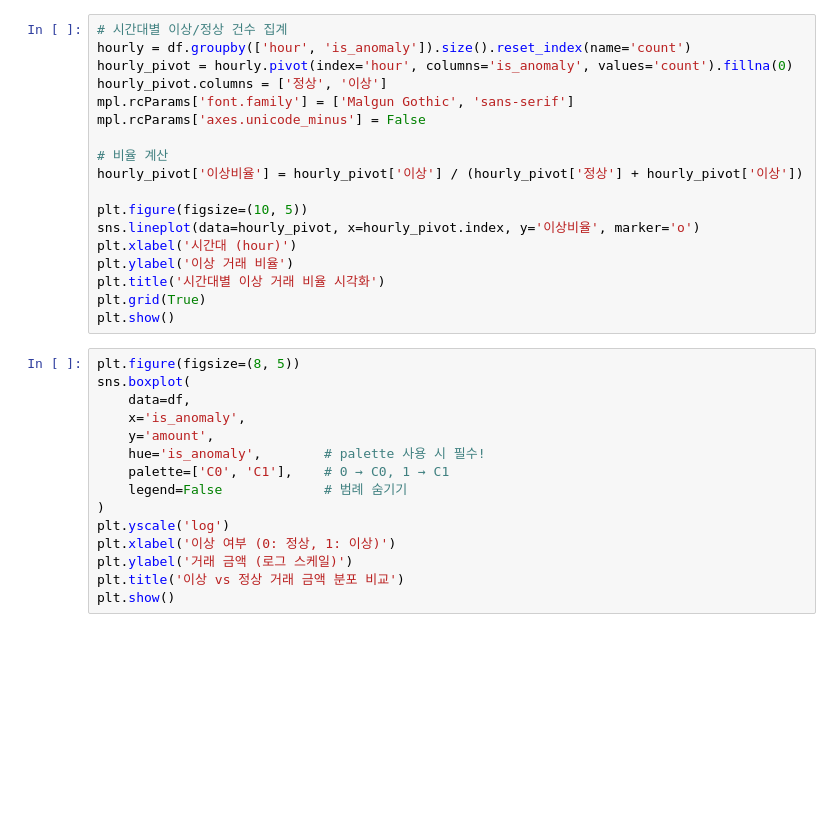
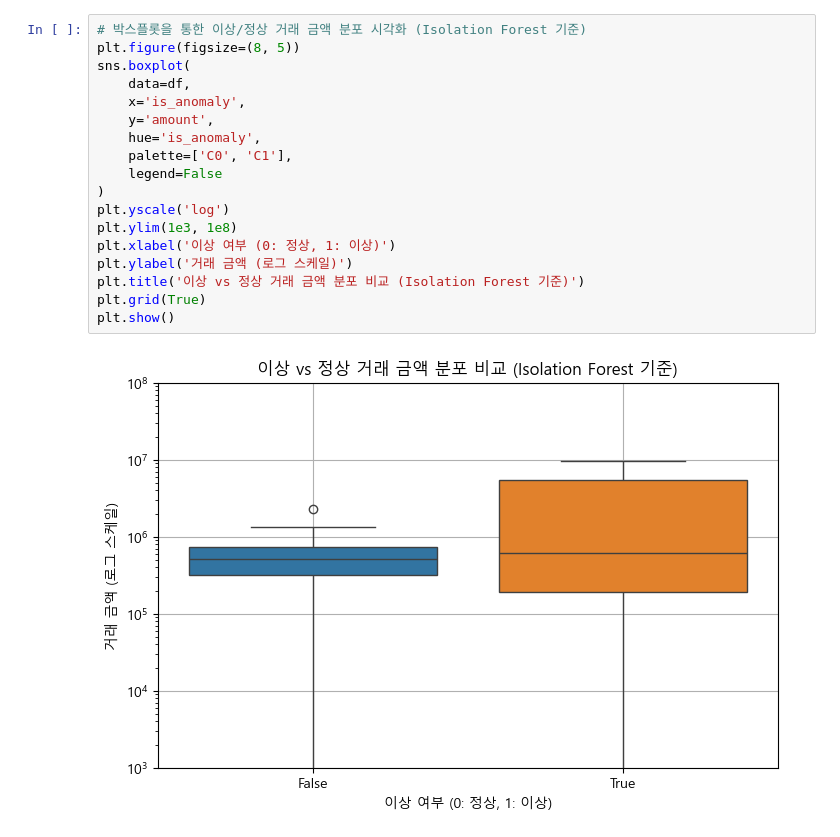
Before and after one commit to HyunSu1313/FraudDetction, a Jupyter notebook: notebooks/fraud_detection_final.ipynb, the cells around one changed output. Drawn from its saved outputs; the diff is of its cells as text; blank space fills up the shorter version.

```diff
--- a/notebooks/fraud_detection_final.ipynb
+++ b/notebooks/fraud_detection_final.ipynb
@@ -154,33 +210,20 @@ plt.show()
 # %%
-# 시간대별 이상/정상 건수 집계
-hourly = df.groupby(['hour', 'is_anomaly']).size().reset_index(name='count')
-hourly_pivot = hourly.pivot(index='hour', columns='is_anomaly', values='count').fillna(0)
-hourly_pivot.columns = ['정상', '이상']
-mpl.rcParams['font.family'] = ['Malgun Gothic', 'sans-serif']
-mpl.rcParams['axes.unicode_minus'] = False
-
-# 비율 계산
-hourly_pivot['이상비율'] = hourly_pivot['이상'] / (hourly_pivot['정상'] + hourly_pivot['이상'])
-
-plt.figure(figsize=(10, 5))
-sns.lineplot(data=hourly_pivot, x=hourly_pivot.index, y='이상비율', marker='o')
-plt.xlabel('시간대 (hour)')
-plt.ylabel('이상 거래 비율')
-plt.title('시간대별 이상 거래 비율 시각화')
+# 박스플롯을 통한 이상/정상 거래 금액 분포 시각화 (Isolation Forest 기준)
+plt.figure(figsize=(8, 5))
+sns.boxplot(
+    data=df,
+    x='is_anomaly',
+    y='amount',
+    hue='is_anomaly',
+    palette=['C0', 'C1'],
+    legend=False
+)
+plt.yscale('log')
+plt.ylim(1e3, 1e8)
+plt.xlabel('이상 여부 (0: 정상, 1: 이상)')
+plt.ylabel('거래 금액 (로그 스케일)')
+plt.title('이상 vs 정상 거래 금액 분포 비교 (Isolation Forest 기준)')
 plt.grid(True)
 plt.show()
+# %% [output]
+[figure, added]
-# %%
-plt.figure(figsize=(8, 5))
-sns.boxplot(
-    data=df,
-    x='is_anomaly',
-    y='amount',
-    hue='is_anomaly',        # palette 사용 시 필수!
-    palette=['C0', 'C1'],    # 0 → C0, 1 → C1
-    legend=False             # 범례 숨기기
-)
-plt.yscale('log')
-plt.xlabel('이상 여부 (0: 정상, 1: 이상)')
-plt.ylabel('거래 금액 (로그 스케일)')
-plt.title('이상 vs 정상 거래 금액 분포 비교')
-plt.show()
```
Also changed, not shown: parts of 14 cells of this notebook.
